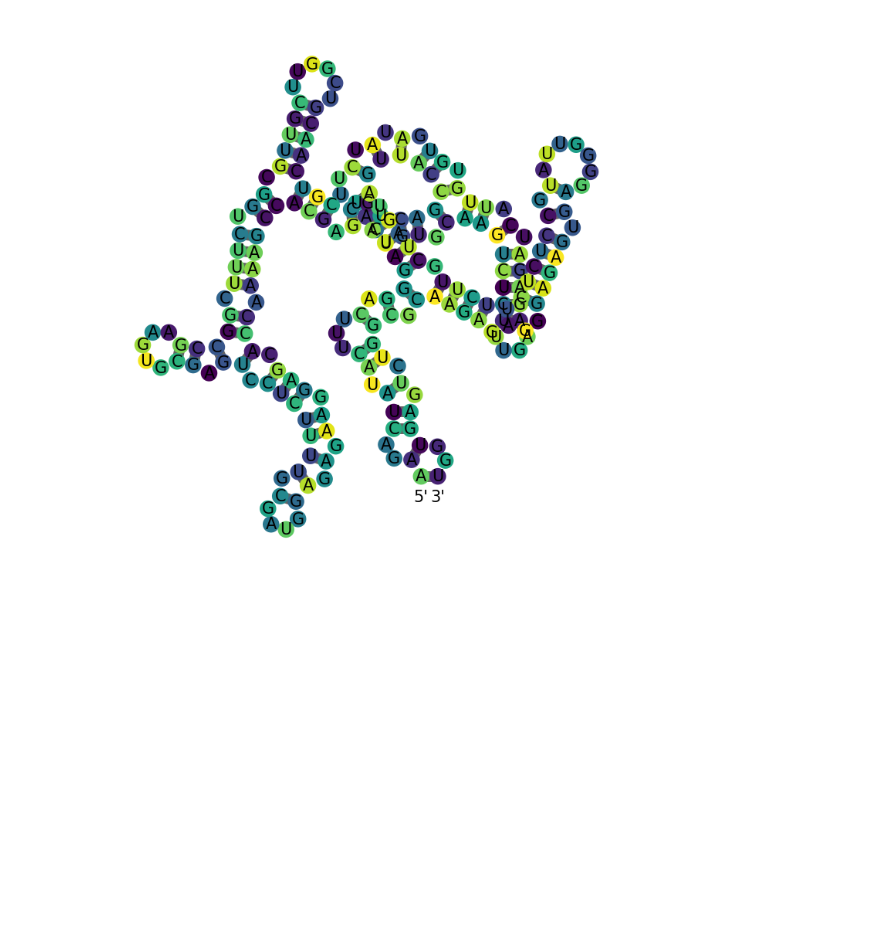
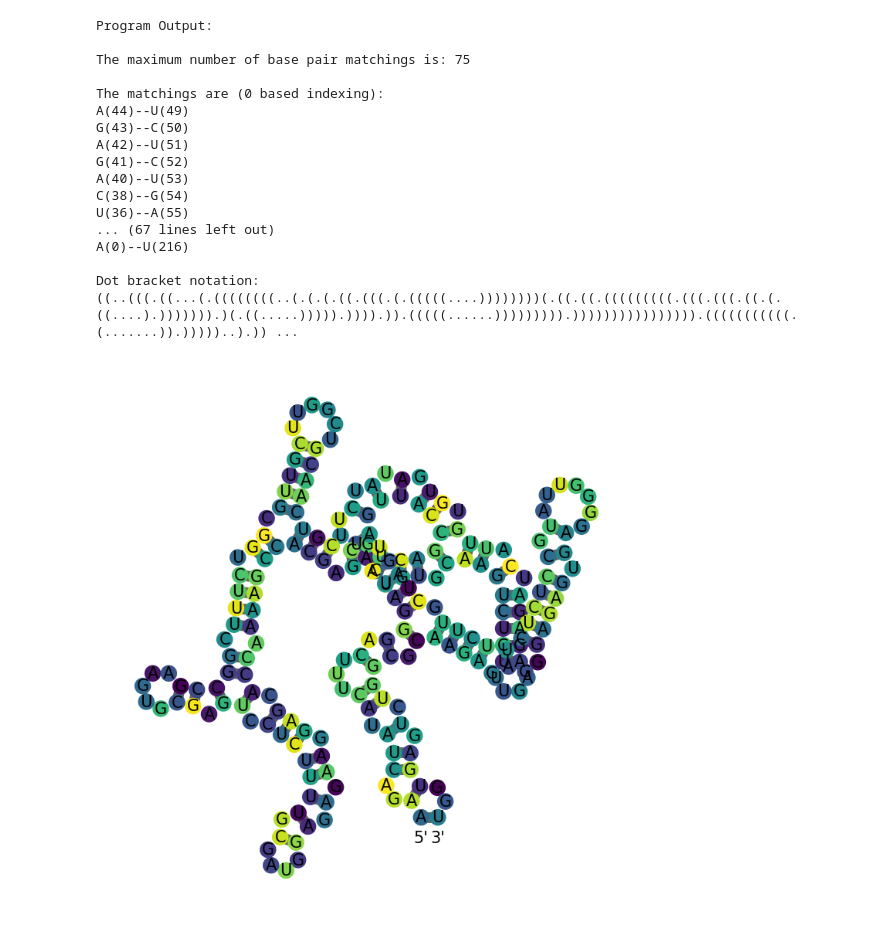
Before and after one commit to siddharthyayavaram/DAA_Asmt_2, a Jupyter notebook: draw_rna-master/example_files/notebook_demo.ipynb, the cells around one changed output. Saved outputs shown, nothing was run; the diff lists cells and outputs as text; code cells hidden in the pictures; blank space fills up the shorter version.

```diff
--- a/draw_rna-master/example_files/notebook_demo.ipynb
+++ b/draw_rna-master/example_files/notebook_demo.ipynb
@@ -76,4 +177,28 @@ seq = 'AAGACUAUACUUUCAGGGAUCAUUUCUAUAGUGUGUUACUAGAGAAGUUUCUCUGAACGUGUAGAGCACCGAA
-struct = run_cpp_program(seq).strip()
+output = run_cpp_program(seq)
+
+ls = output.split('\n')
+struct = ls[-2].strip()
+
+if output is not None:
+    print("Program Output:")
+    print(output)
 draw_struct(seq, struct, c = np.random.uniform(size=len(seq)))
 # %% [output]
+Program Output:
+
+The maximum number of base pair matchings is: 75
+
+The matchings are (0 based indexing):
+A(44)--U(49)
+G(43)--C(50)
+A(42)--U(51)
+G(41)--C(52)
+A(40)--U(53)
+C(38)--G(54)
+U(36)--A(55)
+... (67 lines left out)
+A(0)--U(216)
+
+Dot bracket notation:
+((..(((.((...(.((((((((..(.(.(.((.(((.(.(((((....))))))))(.((.((.(((((((((.(((.(((.((.(.((....).))))))).)(.((.....))))).)))).)).(((((......))))))))).)))))))))))))))).(((((((((((.(.......)).)))))..).)) ...
-[figure, old version]
+[figure, new version]
```
Also changed, not shown: parts of 5 cells of this notebook, 3 other files.
